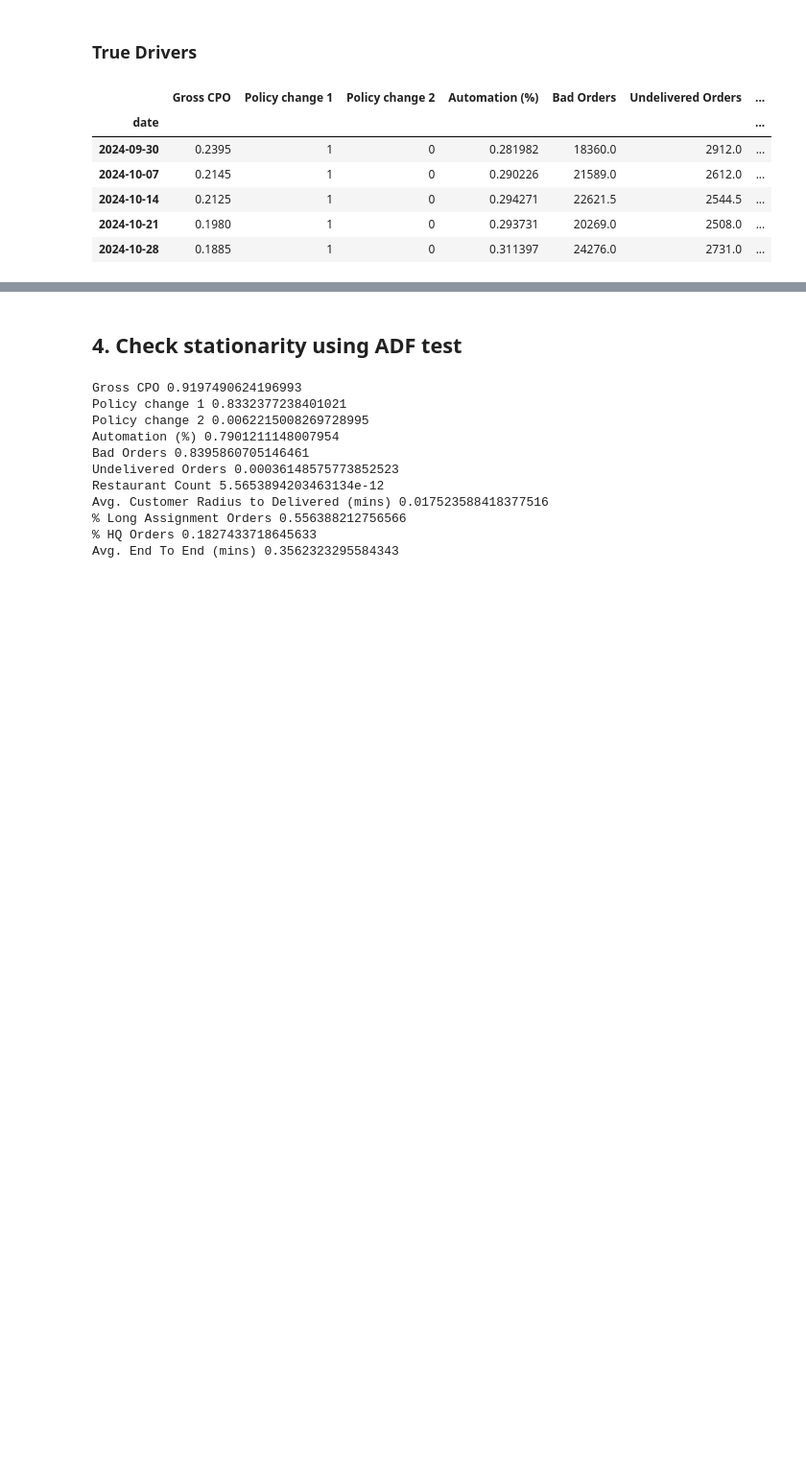
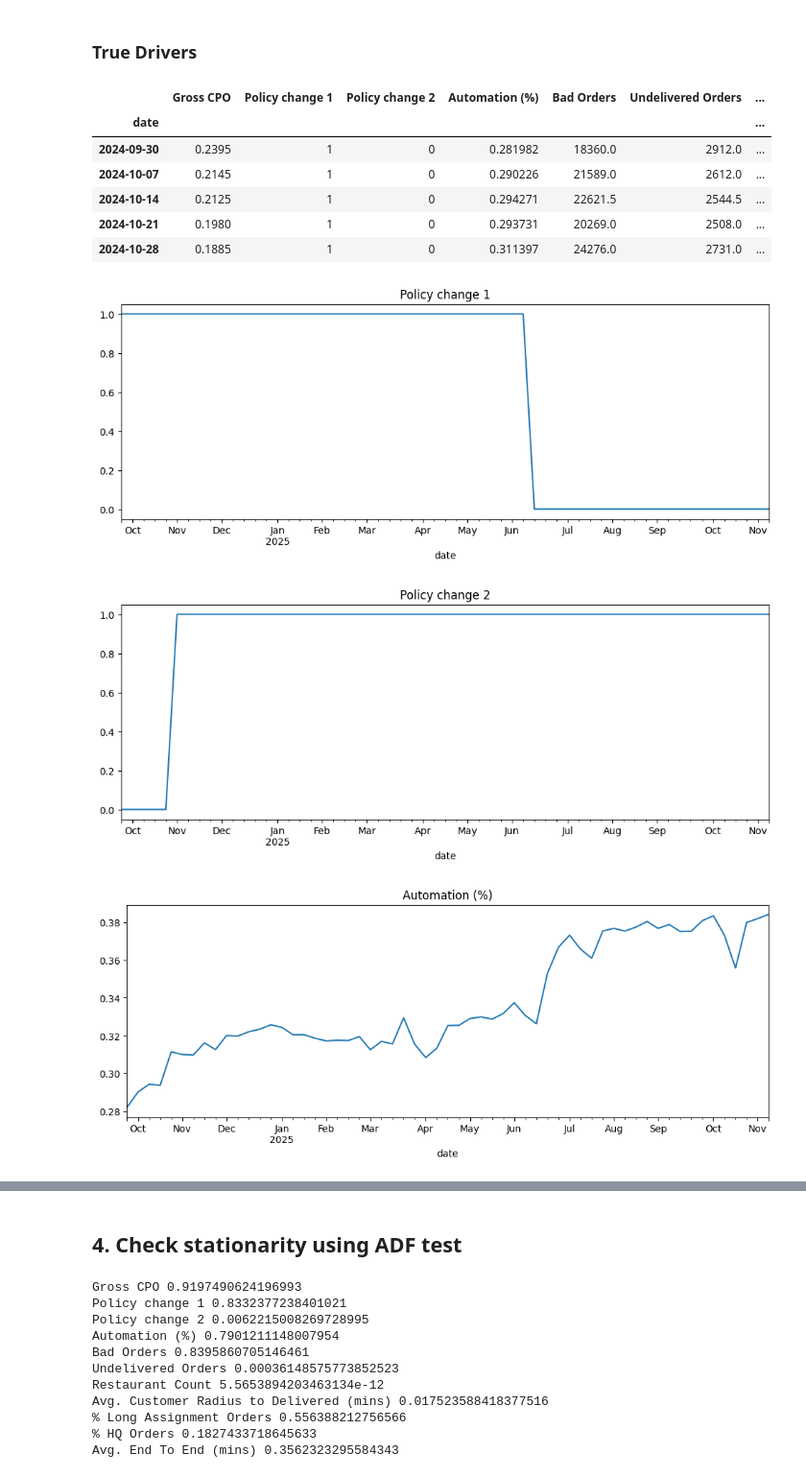
Before and after one commit to tmathusin/jet-cpo-driver-analysis, a Jupyter notebook: Customer_Compensation_Drivers-VAR.ipynb, the cells around one changed output, grey strips where cells are left out. Shown at 96% size. Saved outputs shown, nothing was run; the diff lists cells and outputs as text; code cells hidden in the pictures; blank space fills up the shorter version.

```diff
--- a/Customer_Compensation_Drivers-VAR.ipynb
+++ b/Customer_Compensation_Drivers-VAR.ipynb
@@ -134,3 +134,11 @@ ts_df.head()
 | 2024-10-14 | 0.2125 | 1 | 0 | 0.294271 | 22621.5 | 2544.5 | ... |
 | 2024-10-21 | 0.1980 | 1 | 0 | 0.293731 | 20269.0 | 2508.0 | ... |
 | 2024-10-28 | 0.1885 | 1 | 0 | 0.311397 | 24276.0 | 2731.0 | ... |
+# %%
+for driver in drivers:
+    df[driver].plot(figsize=(12,4), title=driver)
+    plt.show()
+# %% [output]
+[figure, added]
+[figure, added]
+[figure, added]
```
Also changed, not shown: parts of 1 cell of this notebook, 1 other file.
